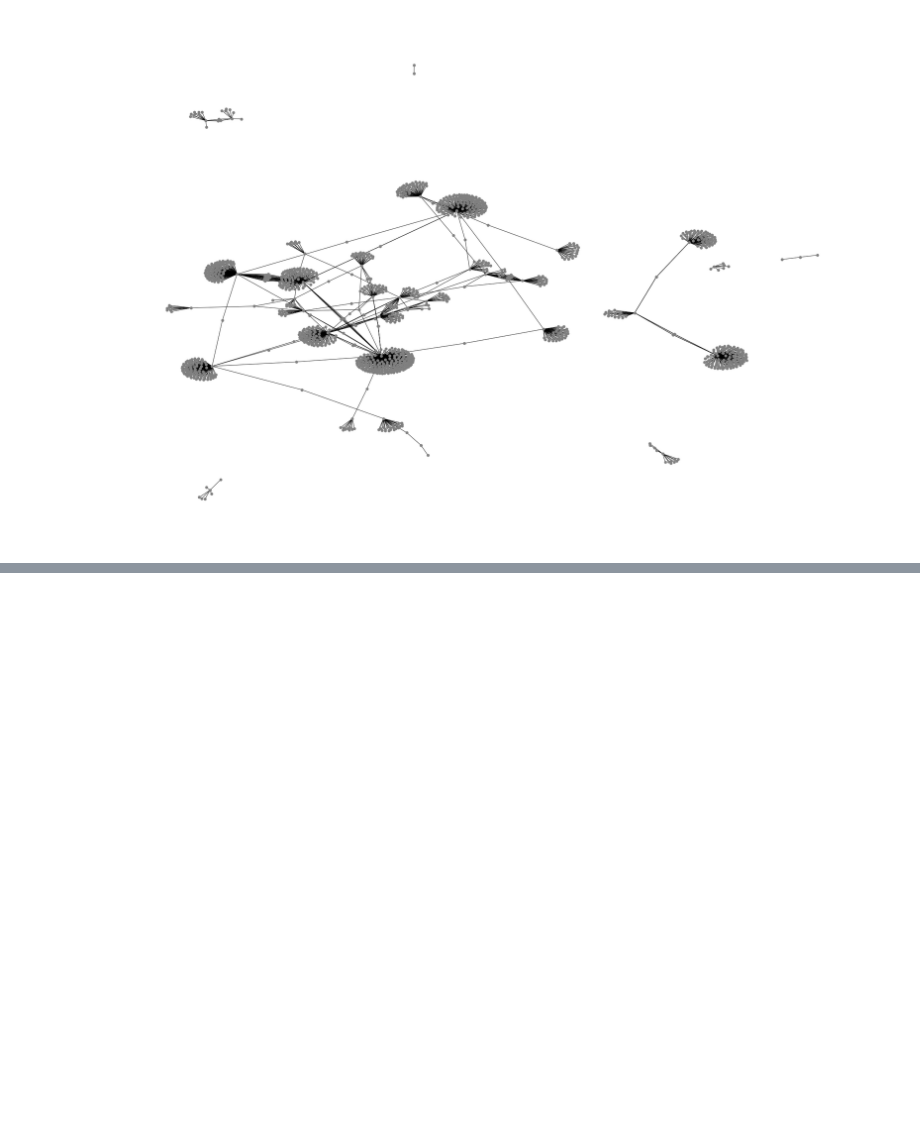
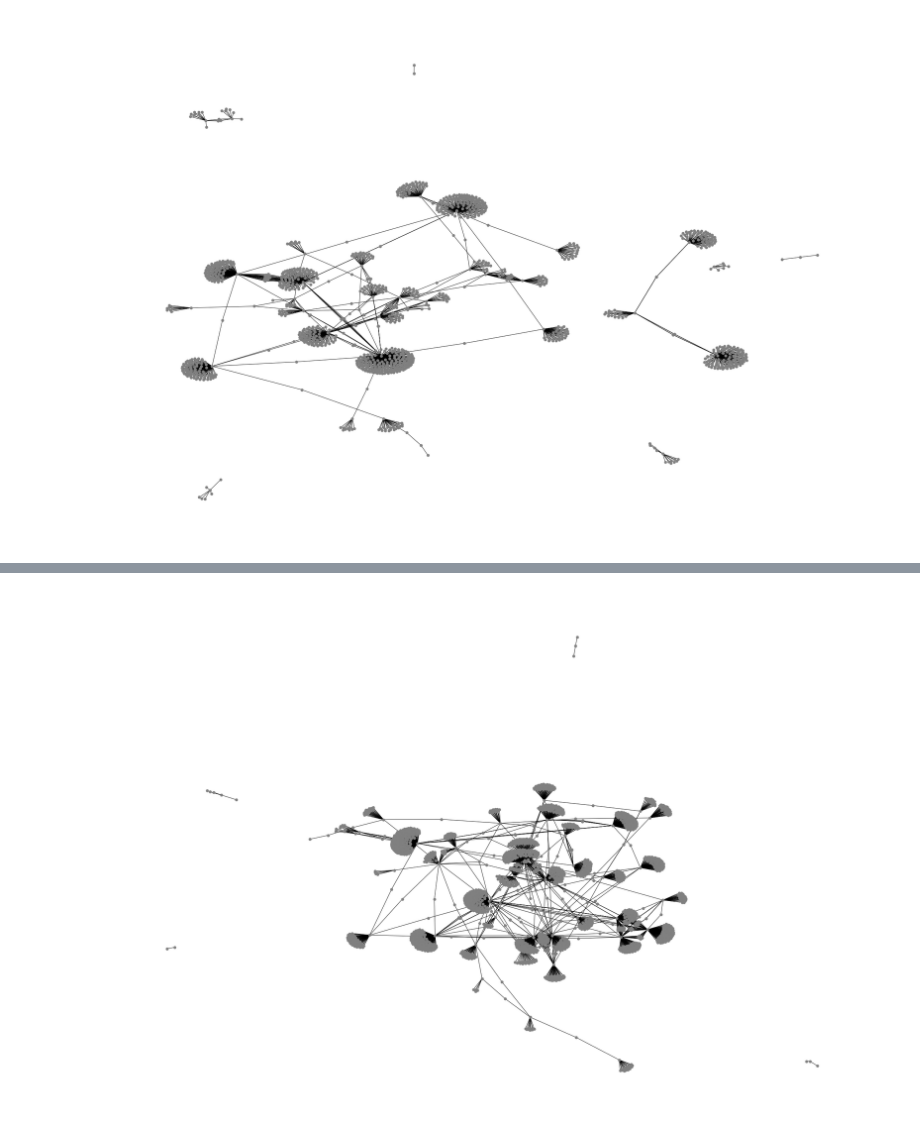
Before and after one commit to lqwdev/The-Freedom-Deer, a Jupyter notebook: cp4/src/cross-race.ipynb, the cells around one changed output, grey strips where cells are left out. Cells and saved outputs as stored; diff of their text form; code cells hidden in the pictures; blank space fills up the shorter version.

```diff
--- a/cp4/src/cross-race.ipynb
+++ b/cp4/src/cross-race.ipynb
@@ -266,0 +286,4 @@ plot_graph(tsedges[(tsedges['src'].isin(interested)) | (tsedges['dst'].isin(inte
+# %%
+plot_graph(tsedges[(tsedges['src'].isin(pr_int)) | (tsedges['dst'].isin(pr_int))])
+# %% [output]
+[figure, added]
```
Also changed, not shown: parts of 6 cells of this notebook, 1 other file.
